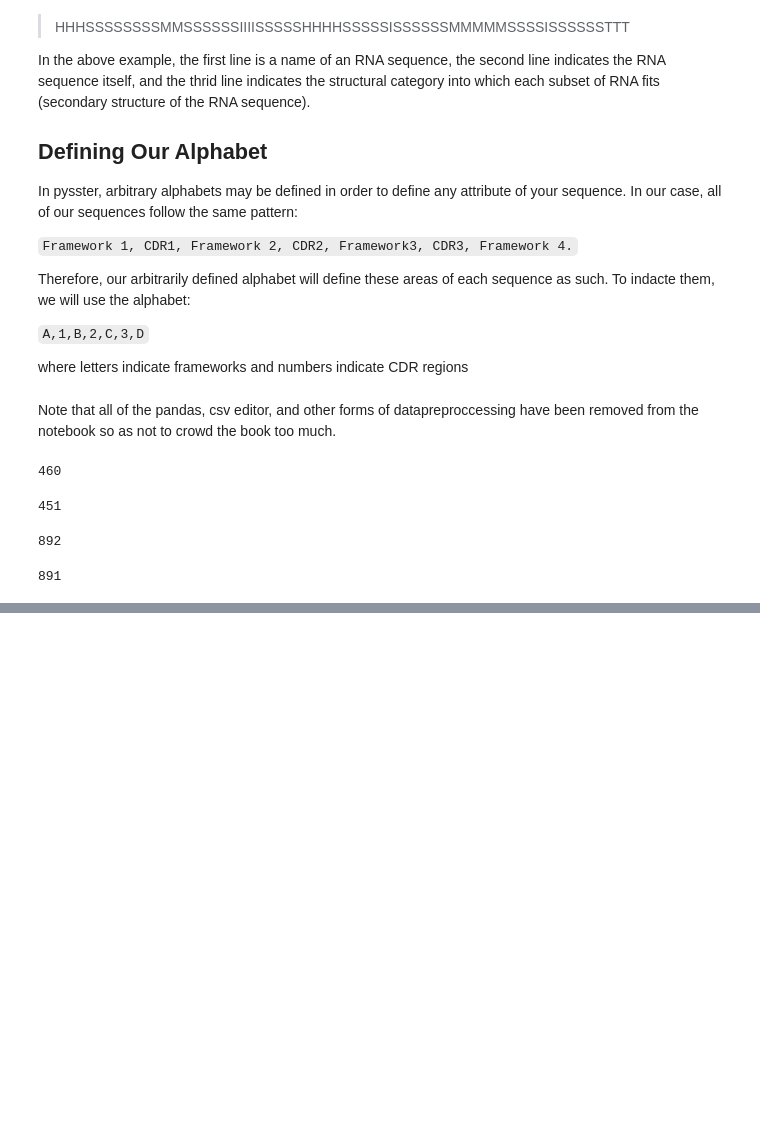
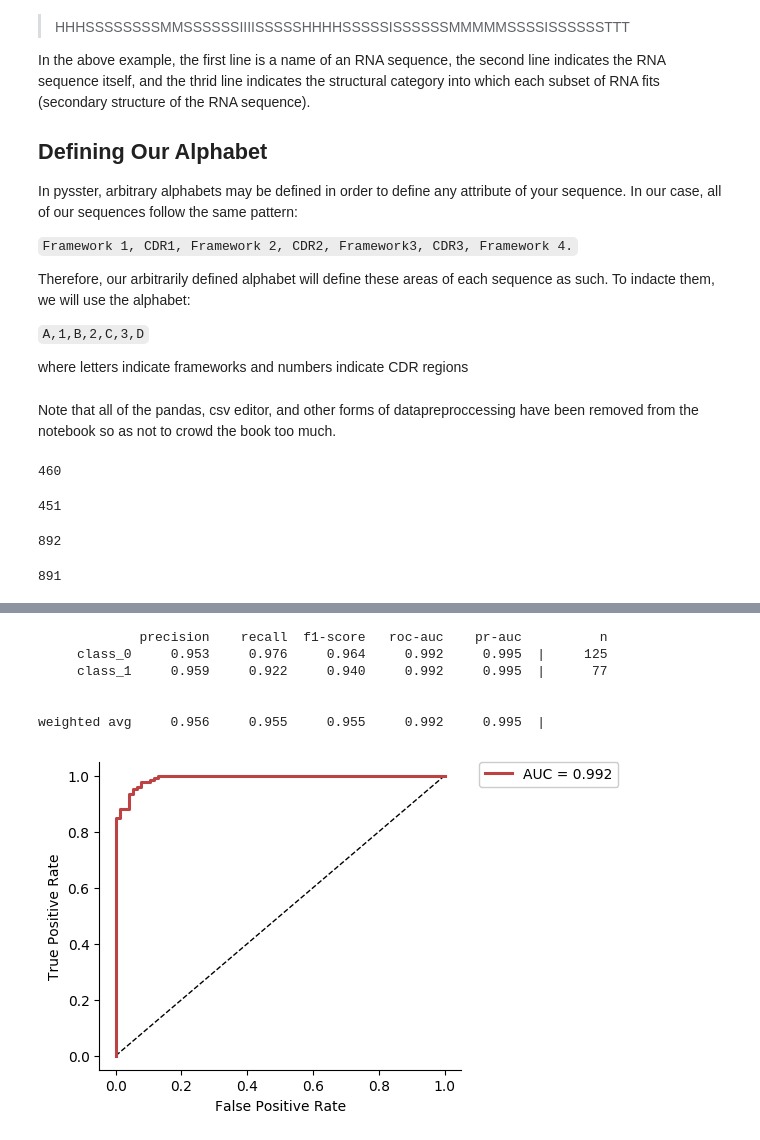
Before and after one commit to kenneym/computational-neuro, a Jupyter notebook: Computational Neuroscience Machine Learning Project.ipynb, the cells around one changed output, grey strips where cells are left out. Cells and saved outputs as stored; diff of their text form; code cells hidden in the pictures; blank space fills up the shorter version.

Commit message:
adding reccurent model details

```diff
--- a/Computational Neuroscience Machine Learning Project.ipynb
+++ b/Computational Neuroscience Machine Learning Project.ipynb
@@ -737,0 +739,18 @@ print("time in minutes: {}".format((stop-start)/60))
+# %%
+out_folder = 'performance_images/'
+predictions = model.predict(data, "test")
+labels = data.get_labels("test")
+utils.plot_roc(labels, predictions, out_folder+"roc.png")
+utils.plot_prec_recall(labels, predictions, out_folder+"prec.png")
+print(utils.get_performance_report(labels, predictions))
+# %% [output]
+             precision    recall  f1-score   roc-auc    pr-auc          n
+     class_0     0.953     0.976     0.964     0.992     0.995  |     125
+     class_1     0.959     0.922     0.940     0.992     0.995  |      77
+
+
+weighted avg     0.956     0.955     0.955     0.992     0.995  |
+# %%
+Image(out_folder+"roc.png")
+# %% [output]
+[figure, added]
```
Also changed, not shown: parts of 9 cells of this notebook, 3 other files.
